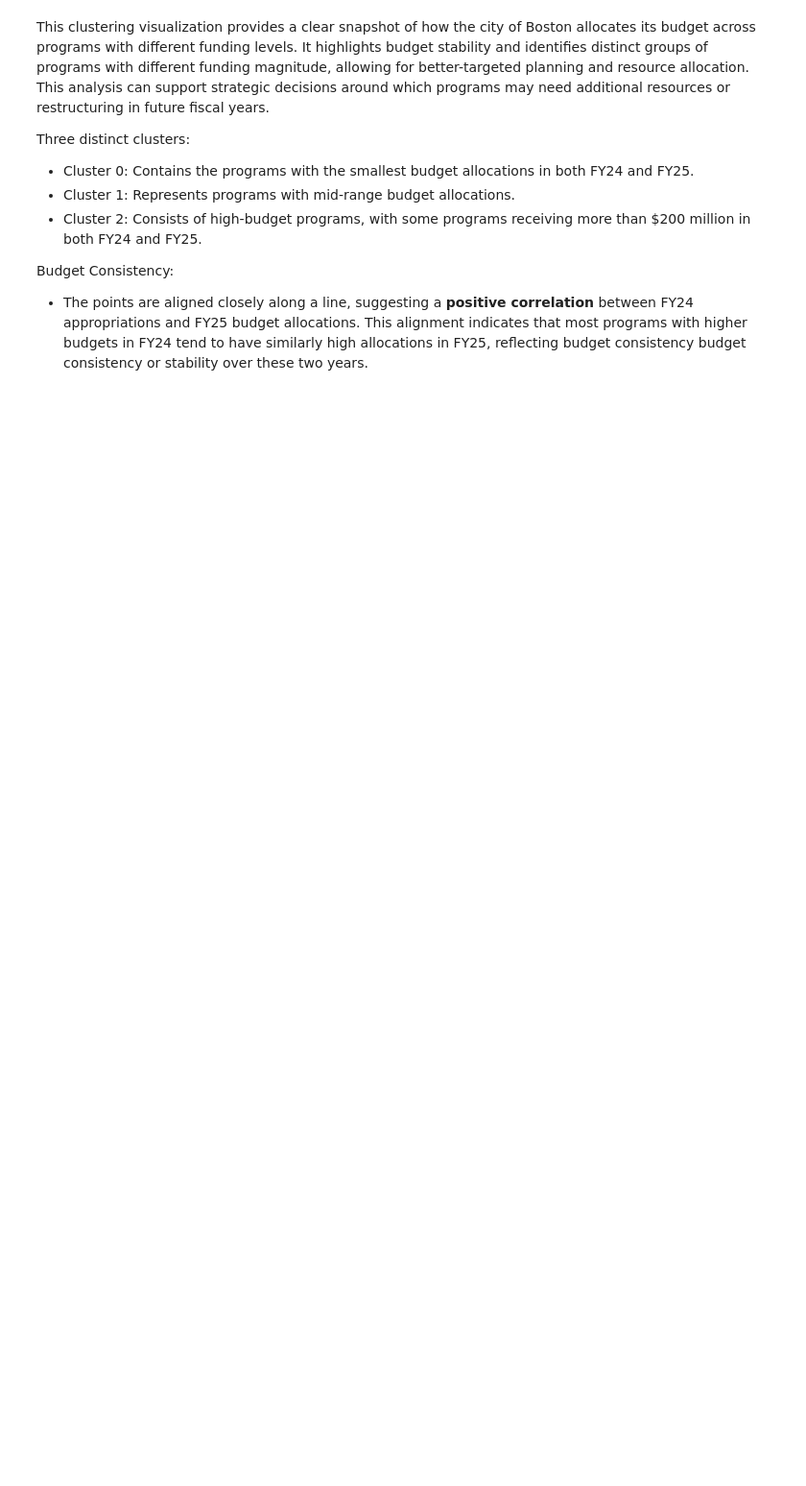
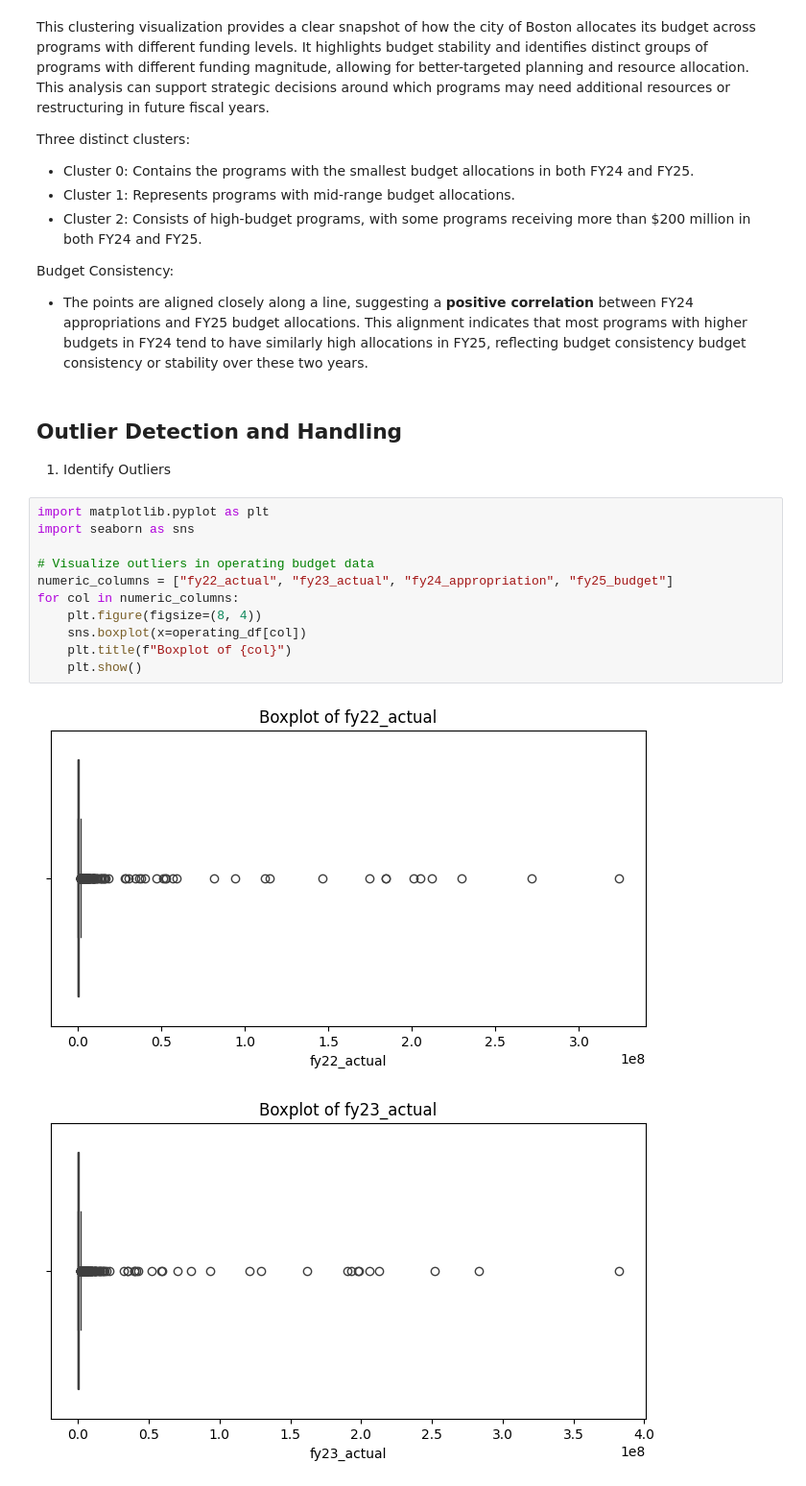
Before and after one commit to tungphaam/cs506-final-project, a Jupyter notebook: final_project.ipynb, the cells around one changed output. Shown: that part at 96% size. Drawn from its saved outputs; the diff is of its cells as text; blank space fills up the shorter version.

```diff
--- a/final_project.ipynb
+++ b/final_project.ipynb
@@ -420,3 +420,20 @@ Three distinct clusters:
 
 Budget Consistency:
 - The points are aligned closely along a line, suggesting a **positive correlation** between FY24 appropriations and FY25 budget allocations. This alignment indicates that most programs with higher budgets in FY24 tend to have similarly high allocations in FY25, reflecting budget consistency budget consistency or stability over these two years.
+# %% [markdown]
+## Outlier Detection and Handling
+1. Identify Outliers
+# %%
+import matplotlib.pyplot as plt
+import seaborn as sns
+
+# Visualize outliers in operating budget data
+numeric_columns = ["fy22_actual", "fy23_actual", "fy24_appropriation", "fy25_budget"]
+for col in numeric_columns:
+    plt.figure(figsize=(8, 4))
+    sns.boxplot(x=operating_df[col])
+    plt.title(f"Boxplot of {col}")
+    plt.show()
+# %% [output]
+[figure, added]
+[figure, added]
```
Also changed, not shown: parts of 14 cells of this notebook, 1 other file.
